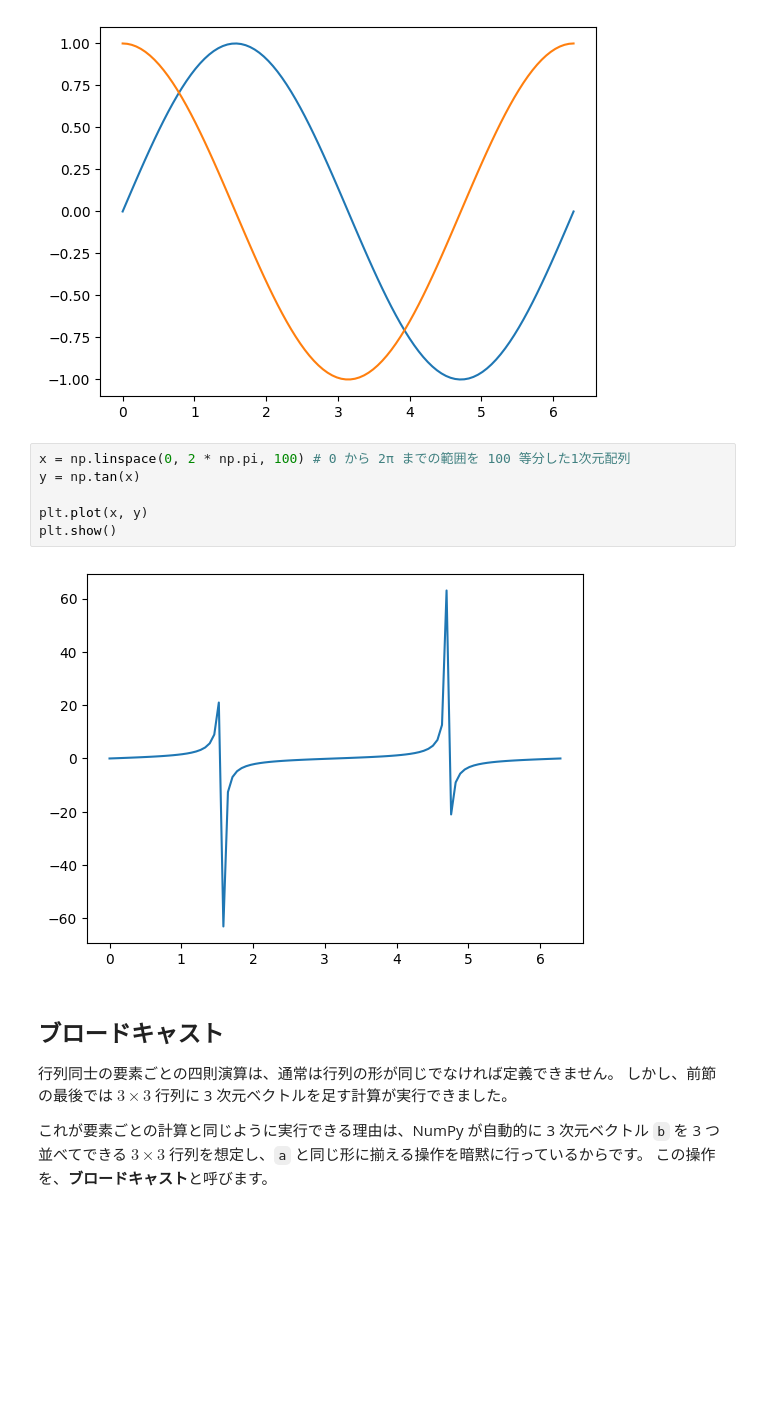
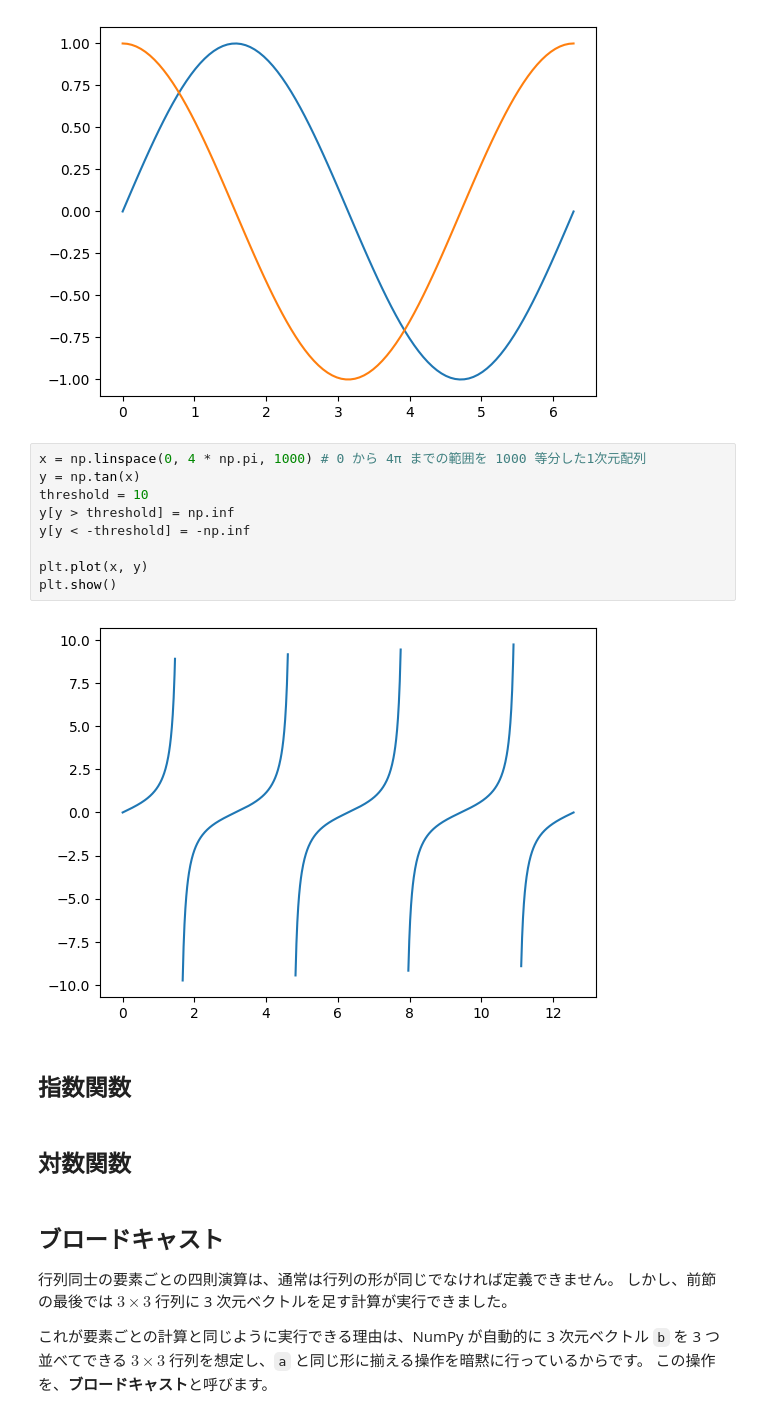
Before and after one commit to ykinolab-tokai/initial-training-2024, a Jupyter notebook: text/03_Elementary_Math_and_NumPy.ipynb, the cells around one changed output. Drawn from its saved outputs; the diff is of its cells as text; blank space fills up the shorter version.

```diff
--- a/text/03_Elementary_Math_and_NumPy.ipynb
+++ b/text/03_Elementary_Math_and_NumPy.ipynb
@@ -581,13 +581,20 @@ plt.show()
 # %% [output]
 [figure]
 # %%
-x = np.linspace(0, 2 * np.pi, 100) # 0 から 2π までの範囲を 100 等分した1次元配列
+x = np.linspace(0, 4 * np.pi, 1000) # 0 から 4π までの範囲を 1000 等分した1次元配列
 y = np.tan(x)
+threshold = 10
+y[y > threshold] = np.inf
+y[y < -threshold] = -np.inf
 
 plt.plot(x, y)
 plt.show()
 # %% [output]
-[figure, old version]
+[figure, new version]
+# %% [markdown]
+## 指数関数
+# %% [markdown]
+## 対数関数
 # %% [markdown]
 ## ブロードキャスト
 
```
Also changed, not shown: 1 other file.
